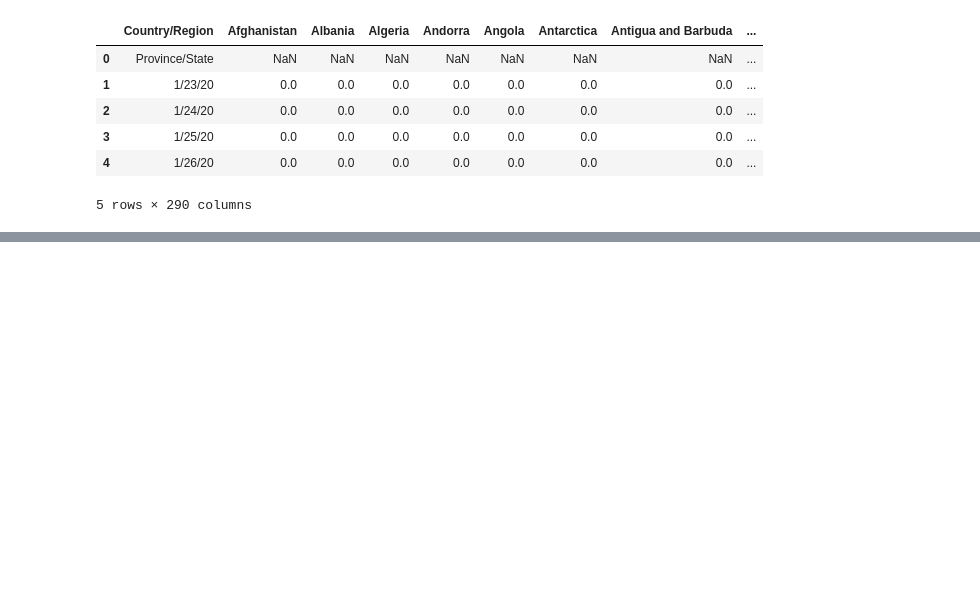
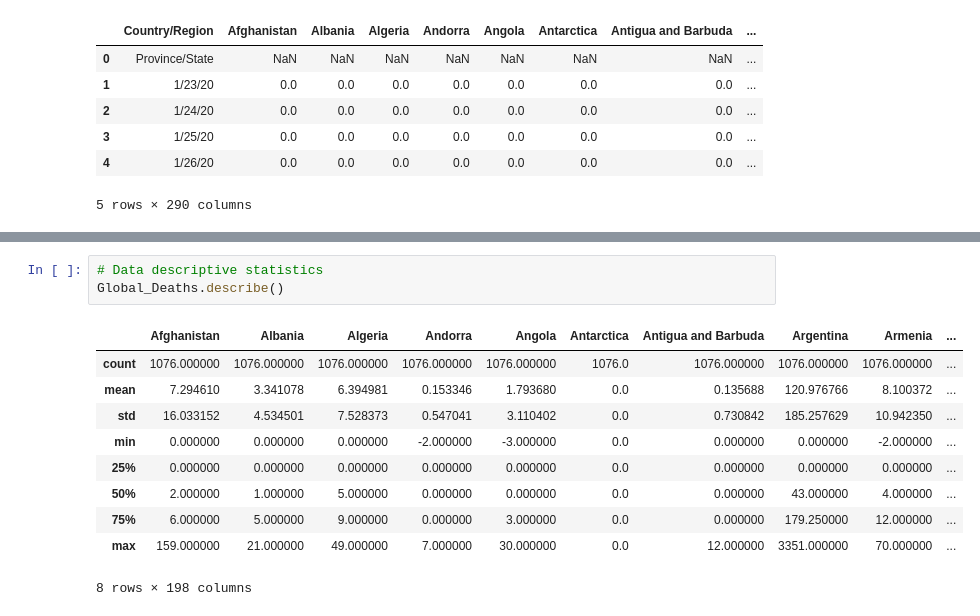
Before and after one commit to SamuelWanjiru/Covid-19_Global_Analysis_and_prediction, a Jupyter notebook: Covid_19_Global_Analysis_and_prediction.ipynb, the cells around one changed output, grey strips where cells are left out. Saved outputs shown, nothing was run; the diff lists cells and outputs as text; blank space fills up the shorter version.

```diff
--- a/Covid_19_Global_Analysis_and_prediction.ipynb
+++ b/Covid_19_Global_Analysis_and_prediction.ipynb
@@ -75,0 +140,14 @@ Global_Deaths.head()
+# %%
+# Data descriptive statistics
+Global_Deaths.describe()
+# %% [output]
+|  | Afghanistan | Albania | Algeria | Andorra | Angola | Antarctica | Antigua and Barbuda | Argentina | Armenia | ... |
+| count | 1076.000000 | 1076.000000 | 1076.000000 | 1076.000000 | 1076.000000 | 1076.0 | 1076.000000 | 1076.000000 | 1076.000000 | ... |
+| mean | 7.294610 | 3.341078 | 6.394981 | 0.153346 | 1.793680 | 0.0 | 0.135688 | 120.976766 | 8.100372 | ... |
+| std | 16.033152 | 4.534501 | 7.528373 | 0.547041 | 3.110402 | 0.0 | 0.730842 | 185.257629 | 10.942350 | ... |
+| min | 0.000000 | 0.000000 | 0.000000 | -2.000000 | -3.000000 | 0.0 | 0.000000 | 0.000000 | -2.000000 | ... |
+| 25% | 0.000000 | 0.000000 | 0.000000 | 0.000000 | 0.000000 | 0.0 | 0.000000 | 0.000000 | 0.000000 | ... |
+| 50% | 2.000000 | 1.000000 | 5.000000 | 0.000000 | 0.000000 | 0.0 | 0.000000 | 43.000000 | 4.000000 | ... |
+| 75% | 6.000000 | 5.000000 | 9.000000 | 0.000000 | 3.000000 | 0.0 | 0.000000 | 179.250000 | 12.000000 | ... |
+| max | 159.000000 | 21.000000 | 49.000000 | 7.000000 | 30.000000 | 0.0 | 12.000000 | 3351.000000 | 70.000000 | ... |
+8 rows × 198 columns
```
Also changed, not shown: parts of 46 cells of this notebook.
